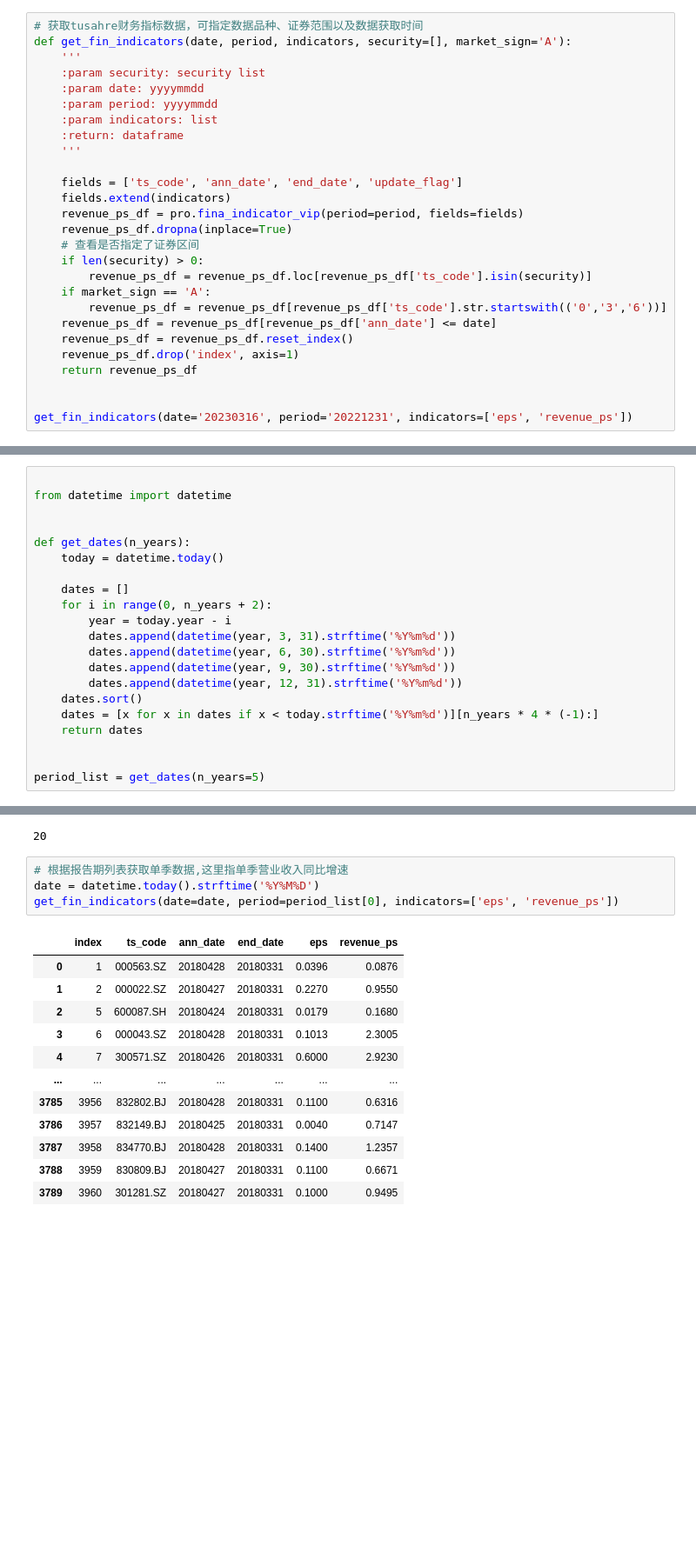
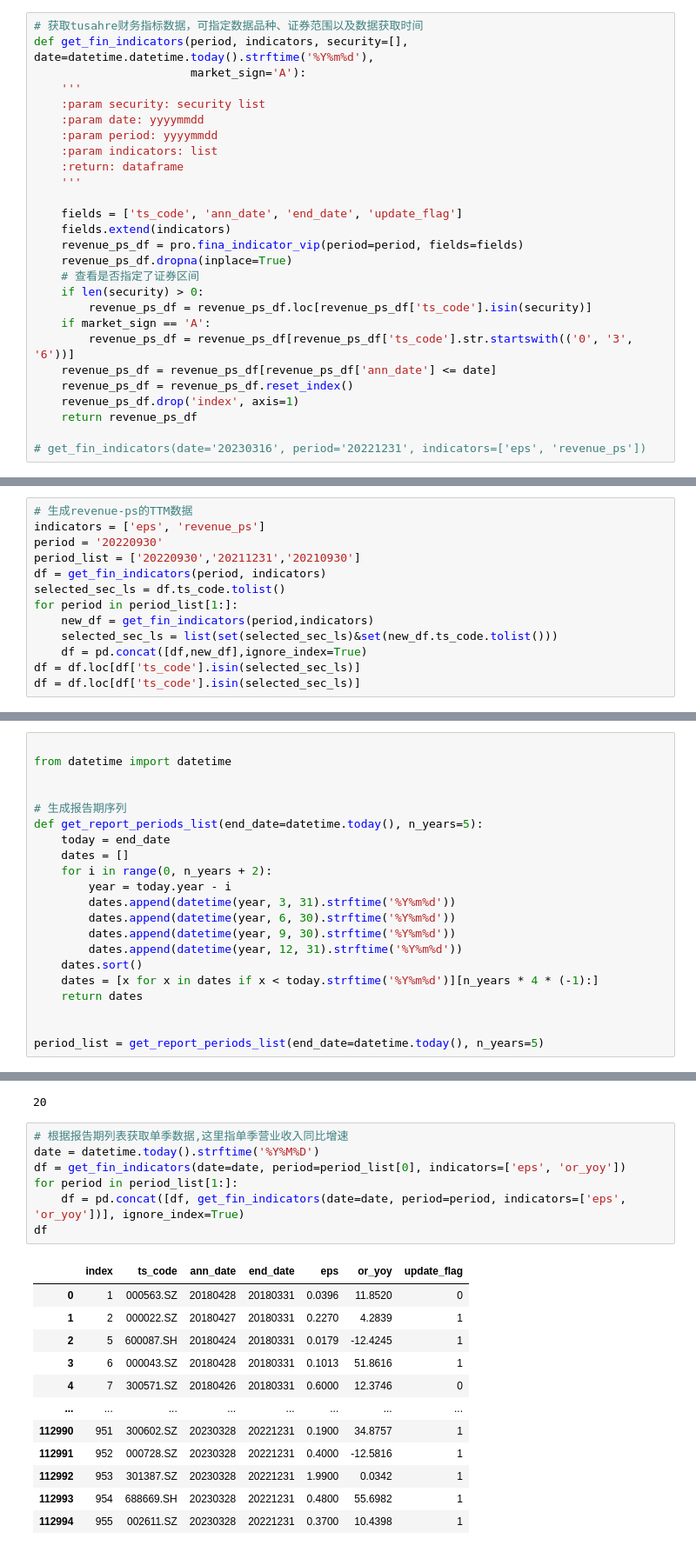
Before and after one commit to abautly8897/small_cap_growth, a Jupyter notebook: sales_growth_research.ipynb, the cells around one changed output, grey strips where cells are left out. Shown: that part at 87% size. Cells and saved outputs as stored; diff of their text form; blank space fills up the shorter version.

```diff
--- a/sales_growth_research.ipynb
+++ b/sales_growth_research.ipynb
@@ -67,6 +39,7 @@ revenue_ps_df
 # %%
 # 获取tusahre财务指标数据，可指定数据品种、证券范围以及数据获取时间
-def get_fin_indicators(date, period, indicators, security=[], market_sign='A'):
+def get_fin_indicators(period, indicators, security=[], date=datetime.datetime.today().strftime('%Y%m%d'),
+                       market_sign='A'):
     '''
     :param security: security list
     :param date: yyyymmdd
@@ -83,11 +56,10 @@ def get_fin_indicators(date, period, indicators, security=[], market_sign='A'):
     if len(security) > 0:
         revenue_ps_df = revenue_ps_df.loc[revenue_ps_df['ts_code'].isin(security)]
     if market_sign == 'A':
-        revenue_ps_df = revenue_ps_df[revenue_ps_df['ts_code'].str.startswith(('0','3','6'))]
+        revenue_ps_df = revenue_ps_df[revenue_ps_df['ts_code'].str.startswith(('0', '3', '6'))]
     revenue_ps_df = revenue_ps_df[revenue_ps_df['ann_date'] <= date]
     revenue_ps_df = revenue_ps_df.reset_index()
     revenue_ps_df.drop('index', axis=1)
     return revenue_ps_df
 
-
-get_fin_indicators(date='20230316', period='20221231', indicators=['eps', 'revenue_ps'])
+# get_fin_indicators(date='20230316', period='20221231', indicators=['eps', 'revenue_ps'])
@@ -148,0 +85,13 @@ D:\program\PyCharm 2022.3.3\jbr\bin
+# %%
+# 生成revenue-ps的TTM数据
+indicators = ['eps', 'revenue_ps']
+period = '20220930'
+period_list = ['20220930','20211231','20210930']
+df = get_fin_indicators(period, indicators)
+selected_sec_ls = df.ts_code.tolist()
+for period in period_list[1:]:
+    new_df = get_fin_indicators(period,indicators)
+    selected_sec_ls = list(set(selected_sec_ls)&set(new_df.ts_code.tolist()))
+    df = pd.concat([df,new_df],ignore_index=True)
+df = df.loc[df['ts_code'].isin(selected_sec_ls)]
+df = df.loc[df['ts_code'].isin(selected_sec_ls)]
@@ -151,9 +147,9 @@ D:\program\PyCharm 2022.3.3\jbr\bin
 from datetime import datetime
 
 
-def get_dates(n_years):
-    today = datetime.today()
-
+# 生成报告期序列
+def get_report_periods_list(end_date=datetime.today(), n_years=5):
+    today = end_date
     dates = []
     for i in range(0, n_years + 2):
         year = today.year - i
@@ -166,7 +162,7 @@ def get_dates(n_years):
     return dates
 
 
-period_list = get_dates(n_years=5)
+period_list = get_report_periods_list(end_date=datetime.today(), n_years=5)
 # %%
 len(period_list)
 # %% [output]
@@ -174,17 +170,20 @@ len(period_list)
 # %%
 # 根据报告期列表获取单季数据,这里指单季营业收入同比增速
 date = datetime.today().strftime('%Y%M%D')
-get_fin_indicators(date=date, period=period_list[0], indicators=['eps', 'revenue_ps'])
+df = get_fin_indicators(date=date, period=period_list[0], indicators=['eps', 'or_yoy'])
+for period in period_list[1:]:
+    df = pd.concat([df, get_fin_indicators(date=date, period=period, indicators=['eps', 'or_yoy'])], ignore_index=True)
+df
 # %% [output]
-|  | index | ts_code | ann_date | end_date | eps | revenue_ps |
-| 0 | 1 | 000563.SZ | 20180428 | 20180331 | 0.0396 | 0.0876 |
-| 1 | 2 | 000022.SZ | 20180427 | 20180331 | 0.2270 | 0.9550 |
-| 2 | 5 | 600087.SH | 20180424 | 20180331 | 0.0179 | 0.1680 |
-| 3 | 6 | 000043.SZ | 20180428 | 20180331 | 0.1013 | 2.3005 |
-| 4 | 7 | 300571.SZ | 20180426 | 20180331 | 0.6000 | 2.9230 |
-| ... | ... | ... | ... | ... | ... | ... |
-| 3785 | 3956 | 832802.BJ | 20180428 | 20180331 | 0.1100 | 0.6316 |
-| 3786 | 3957 | 832149.BJ | 20180425 | 20180331 | 0.0040 | 0.7147 |
-| 3787 | 3958 | 834770.BJ | 20180428 | 20180331 | 0.1400 | 1.2357 |
-| 3788 | 3959 | 830809.BJ | 20180427 | 20180331 | 0.1100 | 0.6671 |
-| 3789 | 3960 | 301281.SZ | 20180427 | 20180331 | 0.1000 | 0.9495 |
+|  | index | ts_code | ann_date | end_date | eps | or_yoy | update_flag |
+| 0 | 1 | 000563.SZ | 20180428 | 20180331 | 0.0396 | 11.8520 | 0 |
+| 1 | 2 | 000022.SZ | 20180427 | 20180331 | 0.2270 | 4.2839 | 1 |
+| 2 | 5 | 600087.SH | 20180424 | 20180331 | 0.0179 | -12.4245 | 1 |
+| 3 | 6 | 000043.SZ | 20180428 | 20180331 | 0.1013 | 51.8616 | 1 |
+| 4 | 7 | 300571.SZ | 20180426 | 20180331 | 0.6000 | 12.3746 | 0 |
+| ... | ... | ... | ... | ... | ... | ... | ... |
+| 112990 | 951 | 300602.SZ | 20230328 | 20221231 | 0.1900 | 34.8757 | 1 |
+| 112991 | 952 | 000728.SZ | 20230328 | 20221231 | 0.4000 | -12.5816 | 1 |
+| 112992 | 953 | 301387.SZ | 20230328 | 20221231 | 1.9900 | 0.0342 | 1 |
+| 112993 | 954 | 688669.SH | 20230328 | 20221231 | 0.4800 | 55.6982 | 1 |
+| 112994 | 955 | 002611.SZ | 20230328 | 20221231 | 0.3700 | 10.4398 | 1 |
```
Also changed, not shown: parts of 28 cells of this notebook, 3 other files.
